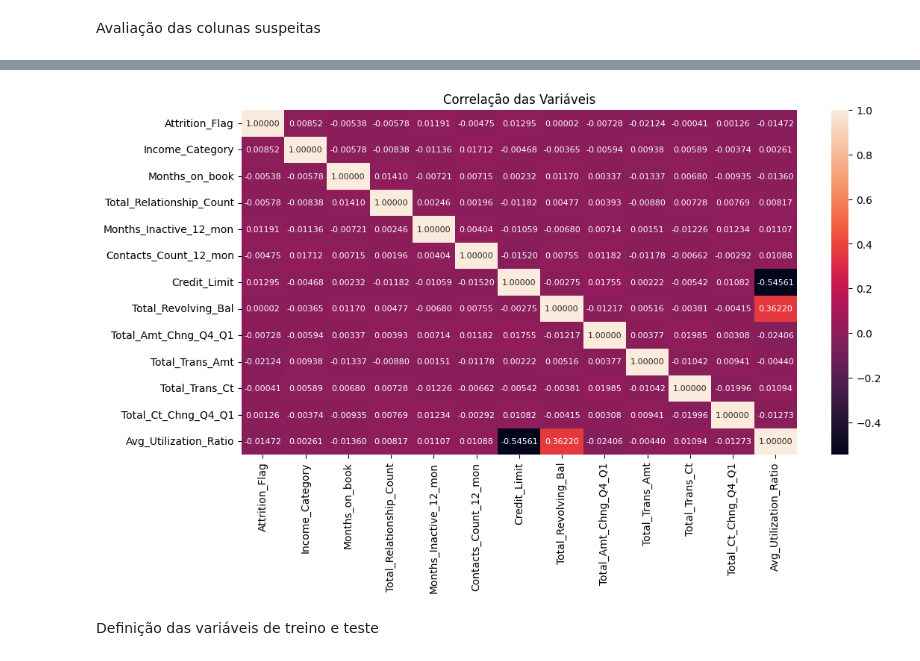
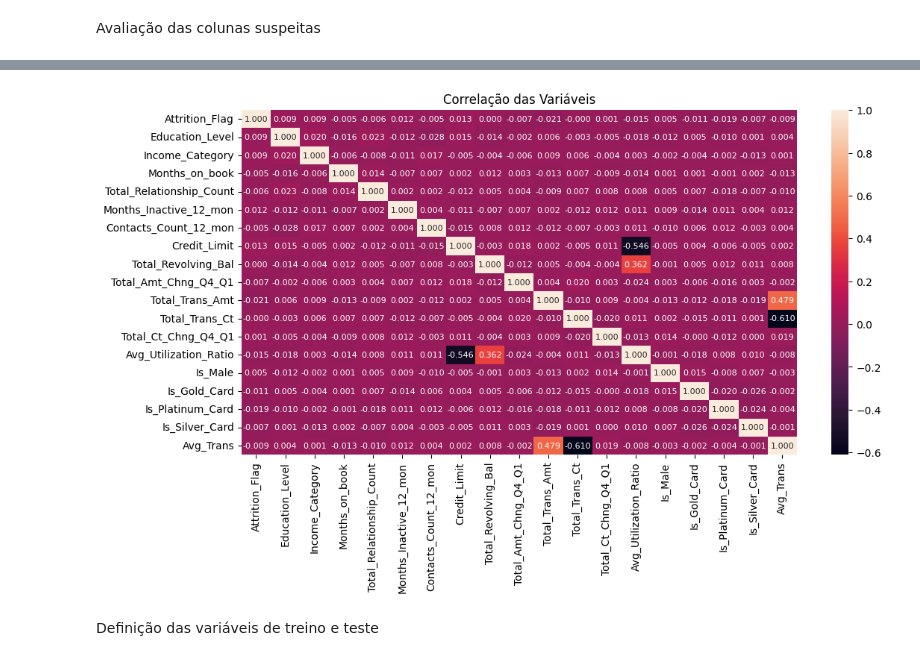
Before and after one commit to rpf991/Previsao_Churning_Clientes_Credito, a Jupyter notebook: notebooks/data_analysis.ipynb, the cells around one changed output, grey strips where cells are left out. Cells and saved outputs as stored; diff of their text form; code cells hidden in the pictures.

```diff
--- a/notebooks/data_analysis.ipynb
+++ b/notebooks/data_analysis.ipynb
@@ -150,24 +171,16 @@ df_base_credit.to_csv(r"..\\documents\\CREDIT_CARD_CHURN_ADAPTED.csv", index=Fal
 # %%
-# Mapeamento da Coluna Target
-atrition_flag_map = {
-    'Attrited Customer': 1,
-    'Existing Customer': 0
-}
-df_base_credit['Attrition_Flag'] = df_base_credit['Attrition_Flag'].map(atrition_flag_map).astype("int")
+# Avaliação One-Hot-Encoder
+df_base_credit = pd.get_dummies(df_base_credit, drop_first=True)
 
 
-# Avaliação One-Hot-Encoder
-ohe = OneHotEncoder(sparse_output=False)
+#ohe = OneHotEncoder(sparse_output=False)
 
-encoder_columns = ['Gender', 'Education_Level', 'Marital_Status', 'Card_Category']
+#dados_encoder = ohe.fit_transform(df_base_credit[['Gender','Education_Level','Marital_Status','Card_Category']])
 
-dados_encoder = ohe.fit_transform(df_base_credit[encoder_columns])
-
-df_encoder_columns = pd.DataFrame(dados_encoder, columns=ohe.get_feature_names_out())
+#df_encoder_columns = pd.DataFrame(dados_encoder, columns=ohe.get_feature_names_out())
 
 # União dos dados com os dataframes-One-Hot-Encoder
-df_base_credit = pd.concat([df_base_credit, df_encoder_columns], axis=1)
-
+#df_base_credit = pd.concat([df_base_credit, df_encoder_columns], axis=1)
 
 
 # Para melhorar o poder preditivo em relação aos modelos, foi optado
@@ -283,29 +296,29 @@ Conclusões
 além de indicar redundância entre as colunas 'Total_Trans_Ct' e 'Total_Trans_Amt'; poranto será removida
 # %%
 df_credit_clean = df_base_credit.drop(columns=[
-                                          'Gender', 'CLIENTNUM', 'Marital_Status',
-                                          'Card_Category', 'Education_Level',
+                                        'CLIENTNUM','Avg_Open_To_Buy',
 
-                                          'Avg_Open_To_Buy', 'Customer_Age',  'Dependent_count', 'Avg_Trans',
+                                        'Customer_Age',
+                                        'Dependent_count',
+                                        #'Total_Trans_Amt',
+                                        #'Education_Level',
 
-                                          'Is_Male', 'Is_Female',
-                                          'Is_Uneducated', 'Education_HighSchool',
-                                          'Education_College', 'Education_Graduate',
-                                          'Education_Post_Graduate', 'Education_Doctorate',
+                                        'Status_Single', 'Status_Married',
+                                        #'Is_Silver_Card', 'Is_Gold_Card', 'Is_Platinum_Card',
 
-                                          'Status_Divorced', 'Status_Single', 'Status_Married',
-
-                                          'Is_Blue_Card', 'Is_Silver_Card', 'Is_Gold_Card', 'Is_Platinum_Card'
-                                        ])
+                                        # 'Education_Doctorate',  'Education_Graduate',
+                                        # 'Education_HighSchool', 'Education_Post_Graduate',
+                                        # 'Is_Uneducated'
+                                    ])
 
 plt.figure(figsize=(12, 6))
 
 sns.heatmap(data=df_credit_clean.corr(),
-            annot=True, fmt=".5f", annot_kws={"size": 8})
+            annot=True, fmt=".3f", annot_kws={"size": 8})
 plt.title("Correlação das Variáveis")
 plt.show()
 # %% [output]
-[figure, old version]
+[figure, new version]
 # %% [markdown]
 Definição das variáveis de treino e teste
 # %%
```
Also changed, not shown: parts of 28 cells of this notebook, 2 other files.
